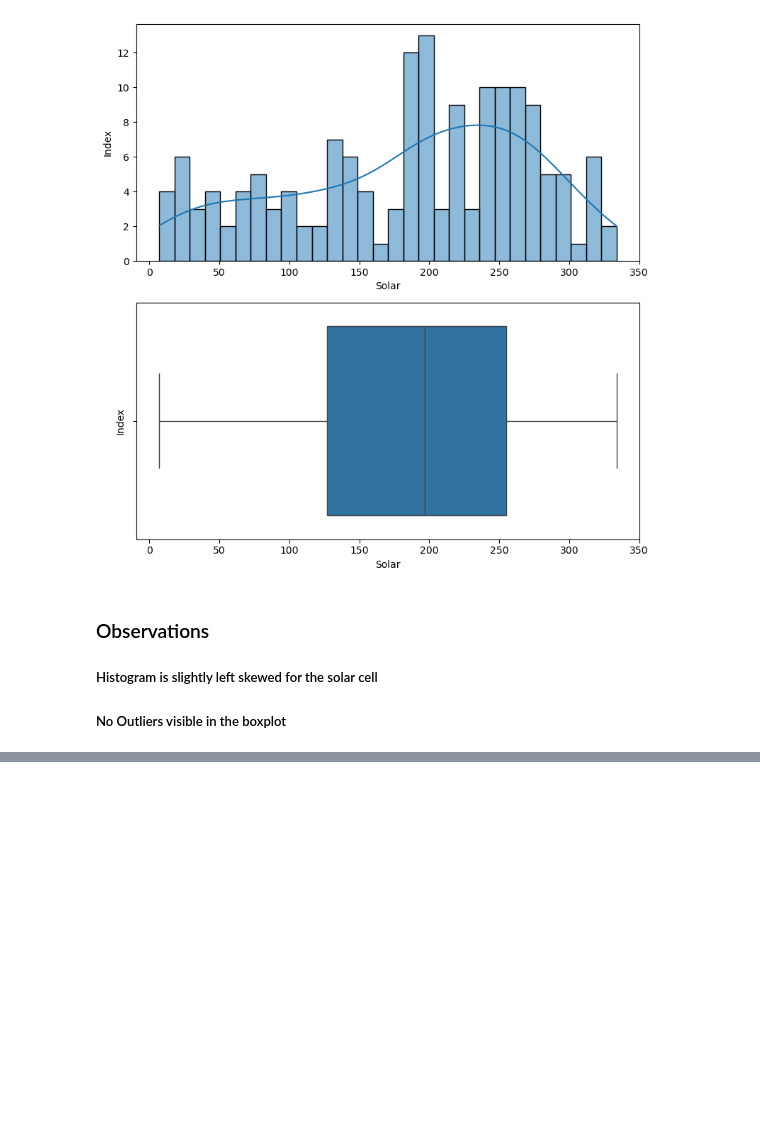
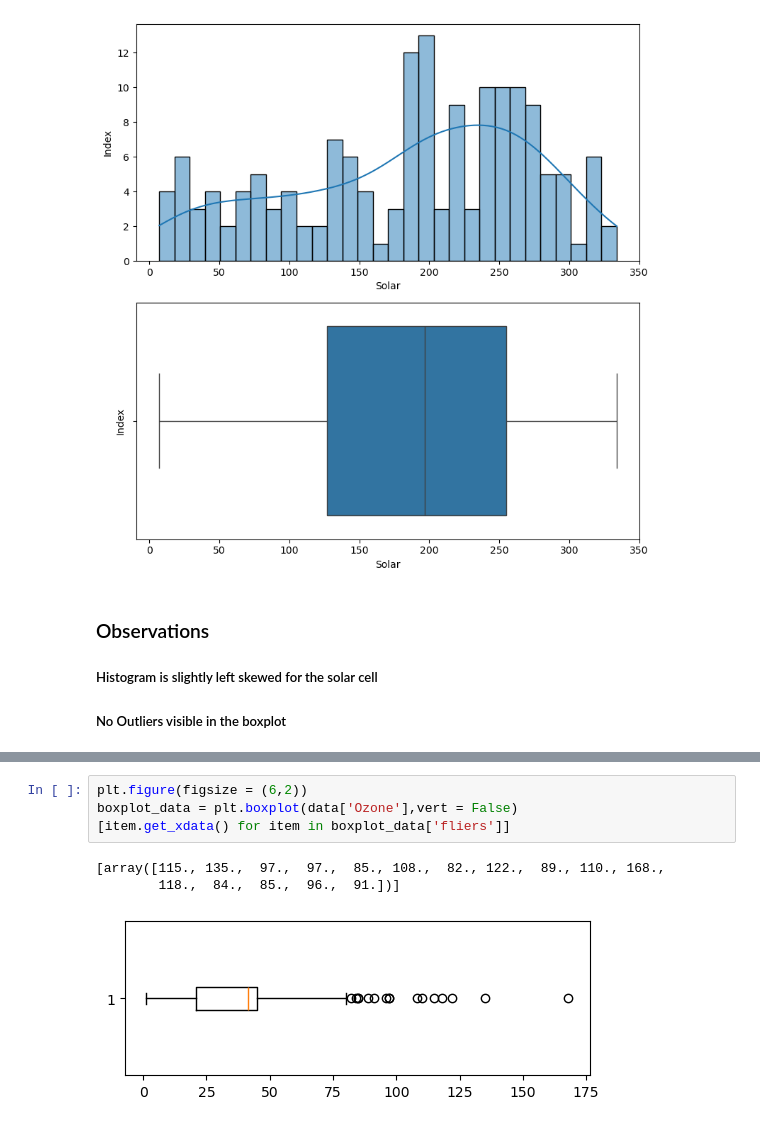
Before and after one commit to AbhinavAlluvada/DevProgram, a Jupyter notebook: Descriptive.ipynb, the cells around one changed output, grey strips where cells are left out. Saved outputs shown, nothing was run; the diff lists cells and outputs as text; blank space fills up the shorter version.

```diff
--- a/Descriptive.ipynb
+++ b/Descriptive.ipynb
@@ -312,0 +331,8 @@ plt.show()
+# %%
+plt.figure(figsize = (6,2))
+boxplot_data = plt.boxplot(data['Ozone'],vert = False)
+[item.get_xdata() for item in boxplot_data['fliers']]
+# %% [output]
+[array([115., 135.,  97.,  97.,  85., 108.,  82., 122.,  89., 110., 168.,
+        118.,  84.,  85.,  96.,  91.])]
+[figure, added]
```
Also changed, not shown: parts of 8 cells of this notebook.
